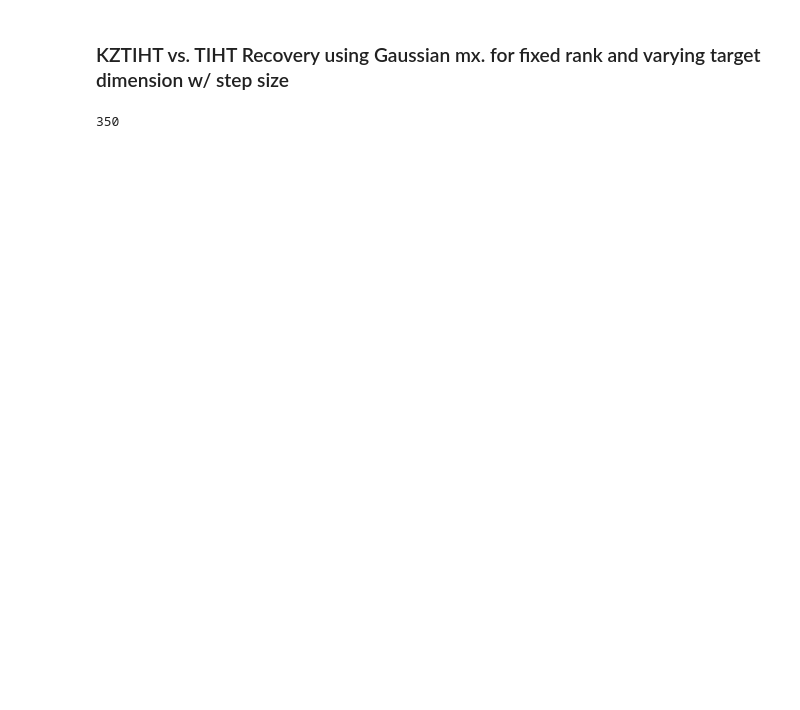
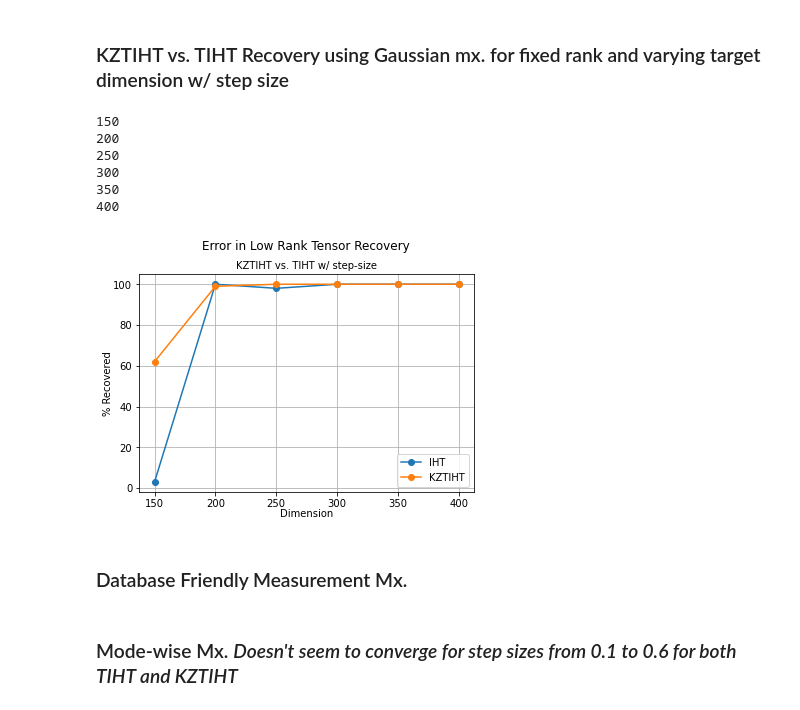
Before and after one commit to shambhavi-suri/Tensor-Recovery, a Jupyter notebook: KZTIHT Convergence Plots.ipynb, the cells around one changed output. Saved outputs shown, nothing was run; the diff lists cells and outputs as text; code cells hidden in the pictures; blank space fills up the shorter version.

```diff
--- a/KZTIHT Convergence Plots.ipynb
+++ b/KZTIHT Convergence Plots.ipynb
@@ -266,12 +277,12 @@ n = 1000
 n_dim = [10,10,10]
 r = [3,3,3]
 
-mu_1 = [0.7,0.8,0.8,0.8,0.8]
-mu_2 = [1,1.1,1.2,1.2,1.2]
+mu_1 = [0.2,0.5,0.7,0.7,0.7,0.8]
+mu_2 = [0.4,0.7,0.8,0.8,1,1.1]
 
 k = 0
 
-for m in [350,400,450,500,550]:
+for m in [150,200,250,300,350,400]:
 
     rec_IHT = 0
     rec_KZIHT = 0
@@ -300,4 +311,36 @@ data = np.array(data)[...,None]
 data = pd.DataFrame(data.T,columns = cols)
 data.to_csv('/Users/shambhavi/Desktop/Academic/KZ+IHT/Code/KZTIHT Code Files/Files/kztiht_rec_step.csv', header = True)
 # %% [output]
+150
+200
+250
+300
 350
+400
+# %%
+data_1 = pd.read_csv('/Users/shambhavi/Desktop/Academic/KZ+IHT/Code/KZTIHT Code Files/Files/kztiht_rec_step.csv')
+data_1 = np.array(data_1.drop(data_1.columns[0],axis = 1))[0]
+
+plt.figure()
+plt.title("", pad = 30, loc = "center")
+
+plt.plot([150,200,250,300,350,400], data_1[0::2],'-o', label = "IHT")
+plt.plot([150,200,250,300,350,400], data_1[1::2],'-o', label = "KZTIHT")
+
+title_string = "Error in Low Rank Tensor Recovery"
+subtitle_string = "KZTIHT vs. TIHT w/ step-size"
+
+plt.suptitle(title_string, y=1, x = 0.51, fontsize=12)
+plt.title(subtitle_string, x = 0.5, fontsize=10)
+
+plt.legend()
+plt.xlabel(xlabel="Dimension",labelpad = 0)
+plt.ylabel(ylabel="% Recovered",labelpad = 0)
+plt.grid()
+plt.savefig('/Users/shambhavi/Desktop/Academic/KZ+IHT/Code/KZTIHT Code Files/Images/KZIHT VS. TIHT_rec_step.png', dpi=300,  bbox_inches="tight")
+# %% [output]
+[figure, added]
+# %% [markdown]
+### Database Friendly Measurement Mx.
+# %% [markdown]
+### Mode-wise Mx. *Doesn't seem to converge for step sizes from 0.1 to 0.6 for both TIHT and KZTIHT*
```
Also changed, not shown: parts of 27 cells of this notebook, 34 other files.
